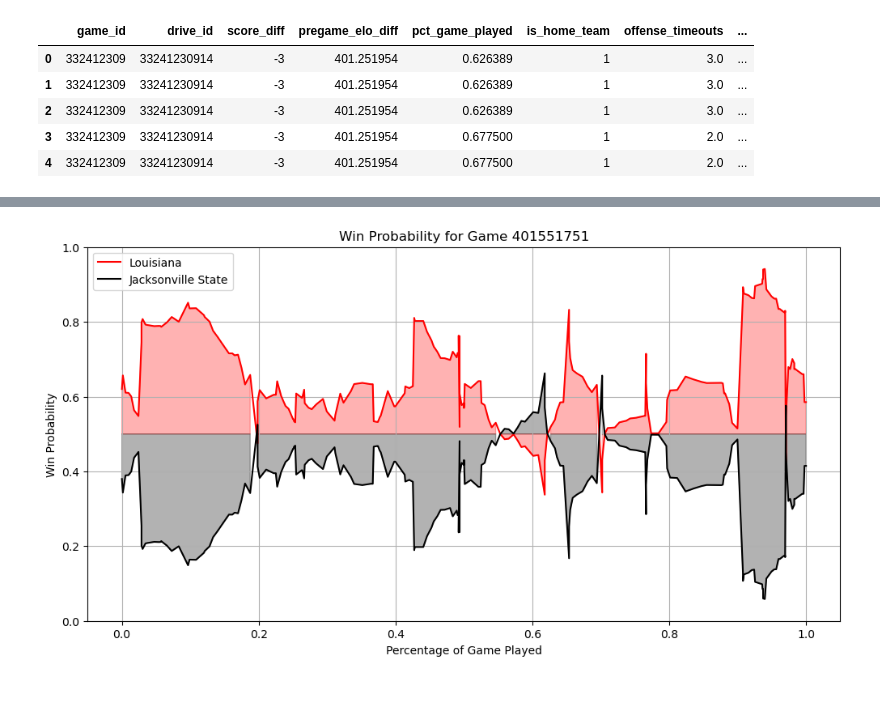
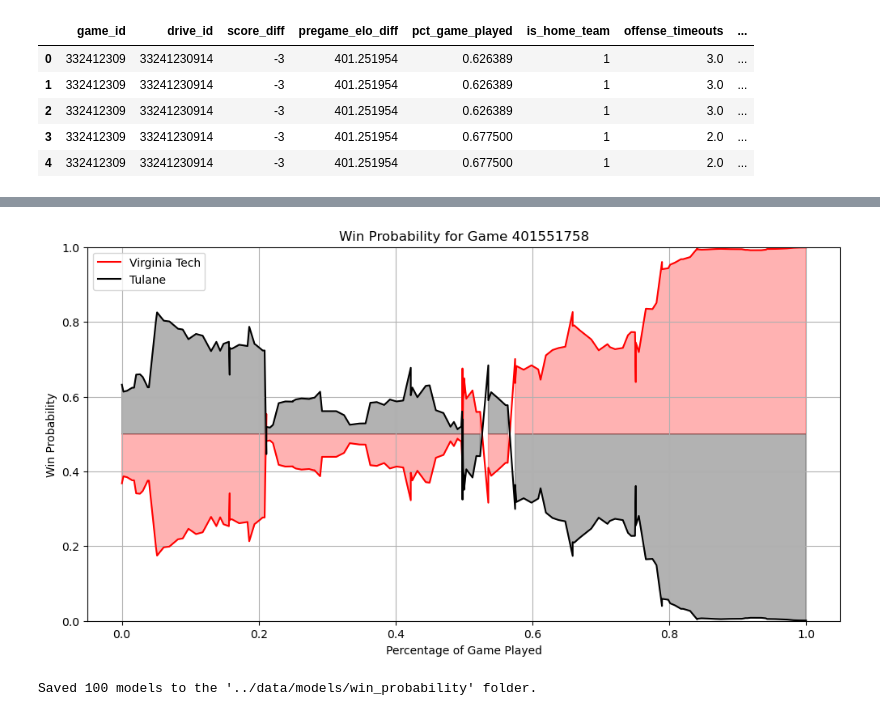
Before and after one commit to lneuendorf/4th-down-models, a Jupyter notebook: notebooks/win_probability.ipynb, the cells around one changed output, grey strips where cells are left out. Cells and saved outputs as stored; diff of their text form; code cells hidden in the pictures.

Commit message:
bootstrapped wp models

```diff
--- a/notebooks/win_probability.ipynb
+++ b/notebooks/win_probability.ipynb
@@ -383,13 +361,13 @@ dtype: int64
 # %%
-model_dir = os.path.join(DATA_DIR, 'models', 'win_probability')
+# model_dir = os.path.join(DATA_DIR, 'models', 'win_probability')
 
-model_files = [f for f in os.listdir(model_dir) if f.endswith('.json')]
+# model_files = [f for f in os.listdir(model_dir) if f.endswith('.json')]
 
-models = []
-for model_file in model_files:
-    model_path = os.path.join(model_dir, model_file)
-    model = xgb.Booster()  # Create an empty Booster object
-    model.load_model(model_path)  # Load the model from the json file
-    models.append(model)
+# models = []
+# for model_file in model_files:
+#     model_path = os.path.join(model_dir, model_file)
+#     model = xgb.Booster()  # Create an empty Booster object
+#     model.load_model(model_path)  # Load the model from the json file
+#     models.append(model)
 
-print(f"Loaded {len(models)} models from the '{model_dir}' folder.")
+# print(f"Loaded {len(models)} models from the '{model_dir}' folder.")
@@ -456,9 +462,9 @@ for i in tqdm(range(N_BOOTSTRAP), desc='Bootstrapping'):
     game_ids_train, game_ids_valid = train_test_split(train_data.game_id.unique(), test_size=0.2, random_state=SEED)
     train = train_data[train_data.game_id.isin(game_ids_train)]
     valid = train_data[train_data.game_id.isin(game_ids_valid)]
-    train_x = train.drop(columns=['game_id', 'won'])
+    train_x = train.drop(columns=['game_id', 'drive_id', 'won'])
     train_y = train['won']
-    valid_x = valid.drop(columns=['game_id', 'won'])
+    valid_x = valid.drop(columns=['game_id', 'drive_id', 'won'])
     valid_y = valid['won']
     dtrain = xgb.DMatrix(train_x, label=train_y)
     dvalid = xgb.DMatrix(valid_x, label=valid_y)
@@ -573,5 +577,5 @@ Average Test Log Loss over 10 models: 0.36801
 # %%
-data_all = data.drop(columns=['game_id', 'won'])
+data_all = data.drop(columns=['game_id', 'drive_id', 'won'])
 dall = xgb.DMatrix(data_all)
 
 preds_all_models = []
@@ -696,35 +710,35 @@ plt.show()
 # %%
 def plot_wp_game(df, game_id):
     cols = ['game_id', 'drive_id', 'play_id', 'pct_game_played', 'offense', 'win_proba_50', 'score_diff']
     game = (
         df.query('game_id == @game_id')
         .sort_values(['pct_game_played','play_id'], ascending=[True, True])
         [cols]
     )
     teams = game.offense.unique()
     t1, t2 = game.copy(), game.copy()
     t1['win_proba_50'] = np.where(t1['offense'] == teams[0], t1['win_proba_50'], 1 - t1['win_proba_50'])
     t2['win_proba_50'] = np.where(t2['offense'] == teams[1], t2['win_proba_50'], 1 - t2['win_proba_50'])
 
     plt.figure(figsize=(12, 6))
     plt.plot(t1['pct_game_played'], t1['win_proba_50'], label=teams[0], color='red')
     plt.fill_between(t1['pct_game_played'], t1['win_proba_50'], 0.5, where=(t1['win_proba_50'] >= 0.5), color='red', alpha=0.3)
     plt.fill_between(t1['pct_game_played'], t1['win_proba_50'], 0.5, where=(t1['win_proba_50'] < 0.5), color='red', alpha=0.3)
 
     plt.plot(t2['pct_game_played'], t2['win_proba_50'], label=teams[1], color='black')
     plt.fill_between(t2['pct_game_played'], t2['win_proba_50'], 0.5, where=(t2['win_proba_50'] >= 0.5), color='black', alpha=0.3)
     plt.fill_between(t2['pct_game_played'], t2['win_proba_50'], 0.5, where=(t2['win_proba_50'] < 0.5), color='black', alpha=0.3)
 
     plt.title(f'Win Probability for Game {game_id}')
     plt.xlabel('Percentage of Game Played')
     plt.ylabel('Win Probability')
     plt.ylim(0, 1)
     plt.legend()
     plt.grid()
 
-plot_wp_game(df, 401551751)
+plot_wp_game(df, 401551758)
 # %% [output]
-[figure, old version]
+[figure, new version]
 # %%
 model_dir = join(DATA_DIR, 'models', 'win_probability')
 if not os.path.exists(model_dir):
@@ -735,3 +749,5 @@ for i, model in enumerate(models):
     model.save_model(model_path)
 
 print(f"Saved {len(models)} models to the '{model_dir}' folder.")
+# %% [output]
+Saved 100 models to the '../data/models/win_probability' folder.
```
Also changed, not shown: parts of 14 cells of this notebook.
